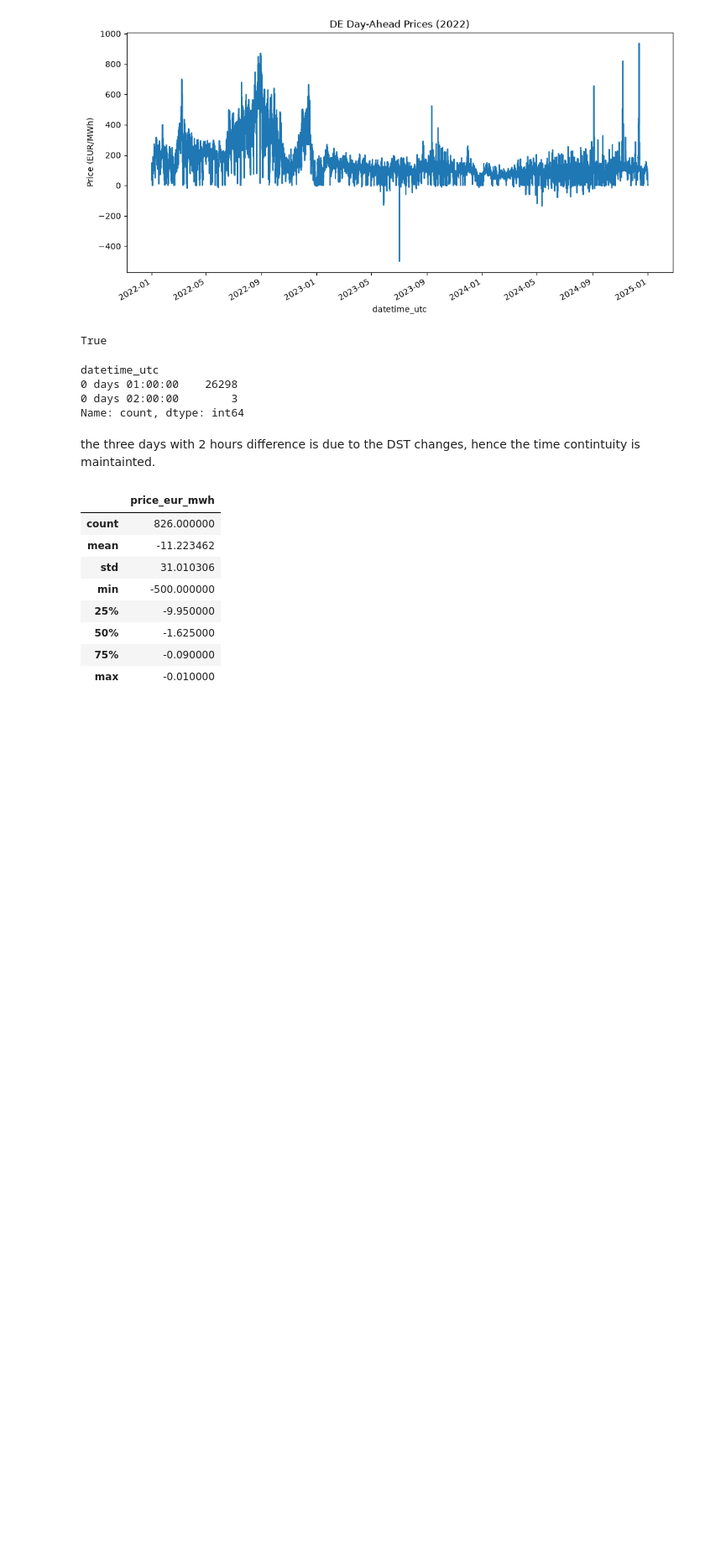
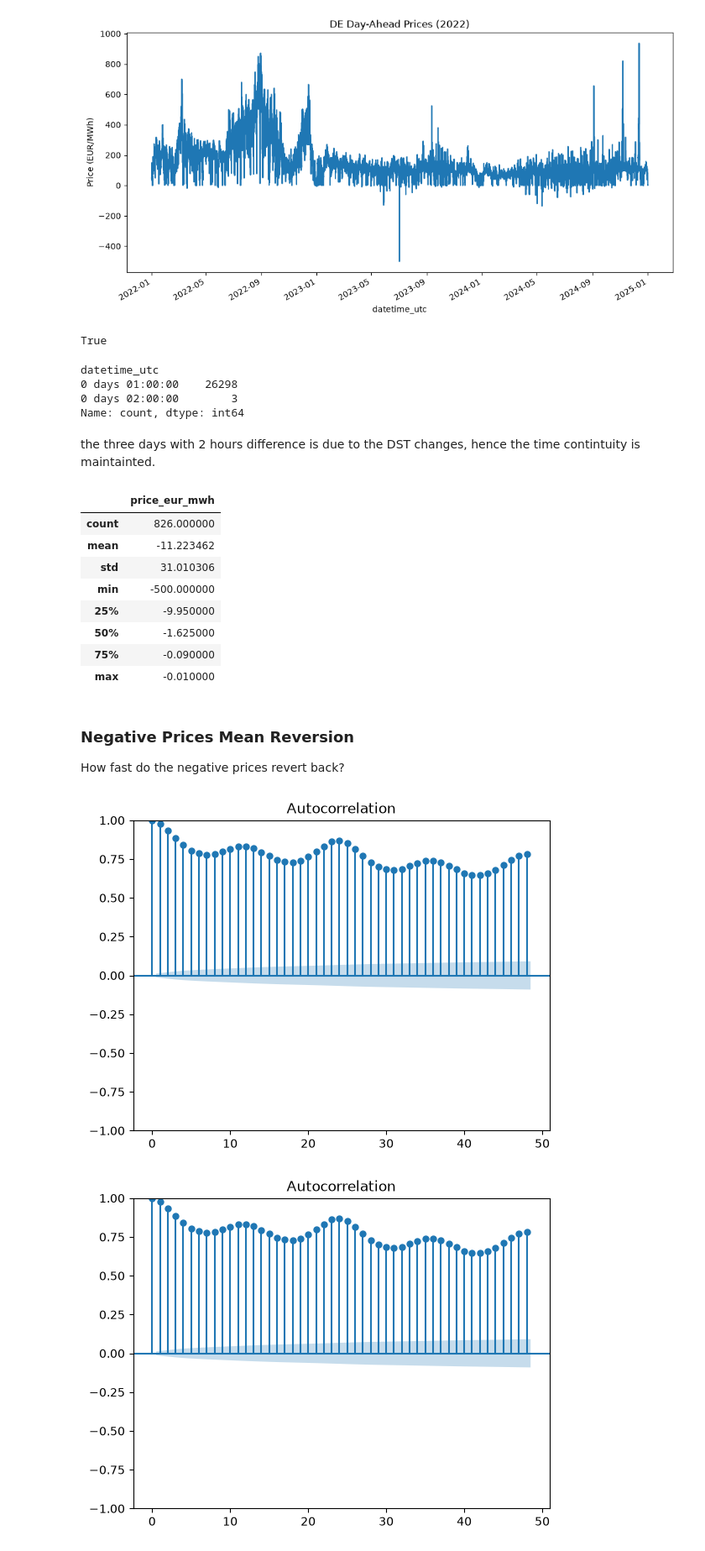
Before and after one commit to 1412richa/de-power-price-analysis, a Jupyter notebook: notebooks/explore_prices.ipynb, the cells around one changed output. Shown at 84% size. Cells and saved outputs as stored; diff of their text form; code cells hidden in the pictures; blank space fills up the shorter version.

Commit message:
Prices ACF and investigating negative price reversion

```diff
--- a/notebooks/explore_prices.ipynb
+++ b/notebooks/explore_prices.ipynb
@@ -58,3 +56,13 @@ df[df['price_eur_mwh'] < 0].describe()
 | 50% | -1.625000 |
 | 75% | -0.090000 |
 | max | -0.010000 |
+# %% [markdown]
+### Negative Prices Mean Reversion
+How fast do the negative prices revert back?
+# %%
+# Check mean reversion for all prices
+from statsmodels.graphics.tsaplots import plot_acf
+plot_acf(df["price_eur_mwh"], lags=48)
+# %% [output]
+[figure, added]
+[figure, added]
```
Also changed, not shown: parts of 4 cells of this notebook, 1 other file.
